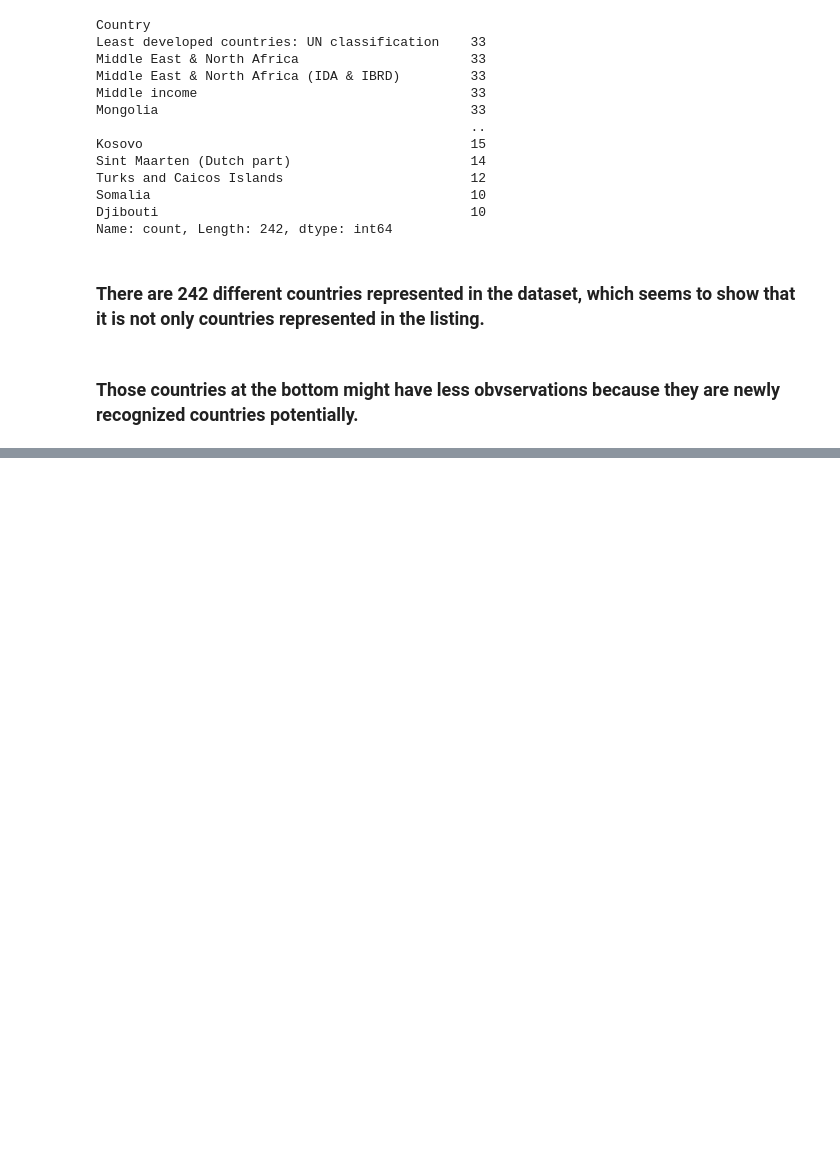
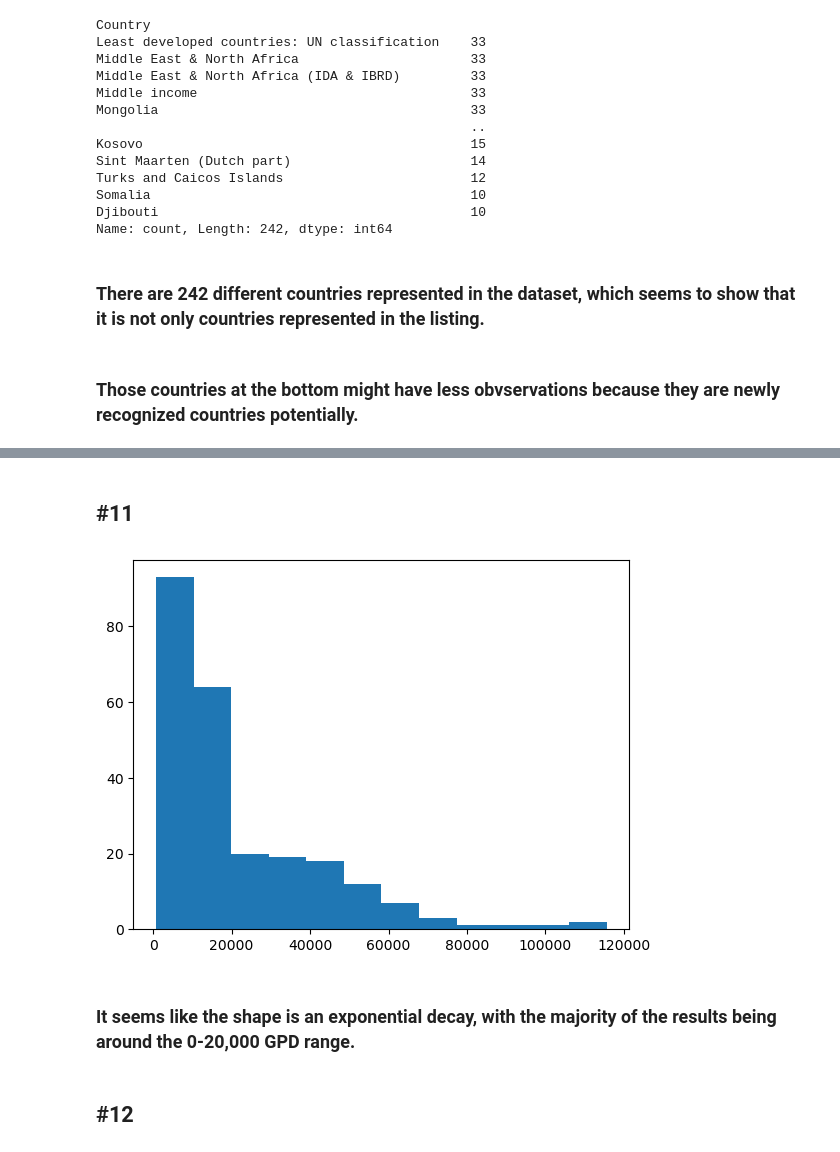
Before and after one commit to nss-data-science-cohort-8/un-exploration-ThomasDavis4757, a Jupyter notebook: Notebooks/UN_Data_Exploration.ipynb, the cells around one changed output, grey strips where cells are left out. Cells and saved outputs as stored; diff of their text form; code cells hidden in the pictures; blank space fills up the shorter version.

```diff
--- a/Notebooks/UN_Data_Exploration.ipynb
+++ b/Notebooks/UN_Data_Exploration.ipynb
@@ -167,0 +170,2 @@ Name: count, Length: 242, dtype: int64
+# %%
+gdp_2021 = gdp_df[gdp_df["Year"] == 2021]
@@ -167,0 +203,12 @@ Name: count, Length: 242, dtype: int64
+# %% [markdown]
+## #11
+# %%
+#gdp_2021["GDP_Per_Capita"].hist()
+plt.hist(gdp_2021["GDP_Per_Capita"], bins = 12)
+plt.show()
+# %% [output]
+[figure, added]
+# %% [markdown]
+###  It seems like the shape is an exponential decay, with the majority of the results being around the 0-20,000 GPD range.
+# %% [markdown]
+## #12
```
Also changed, not shown: parts of 39 cells of this notebook.
